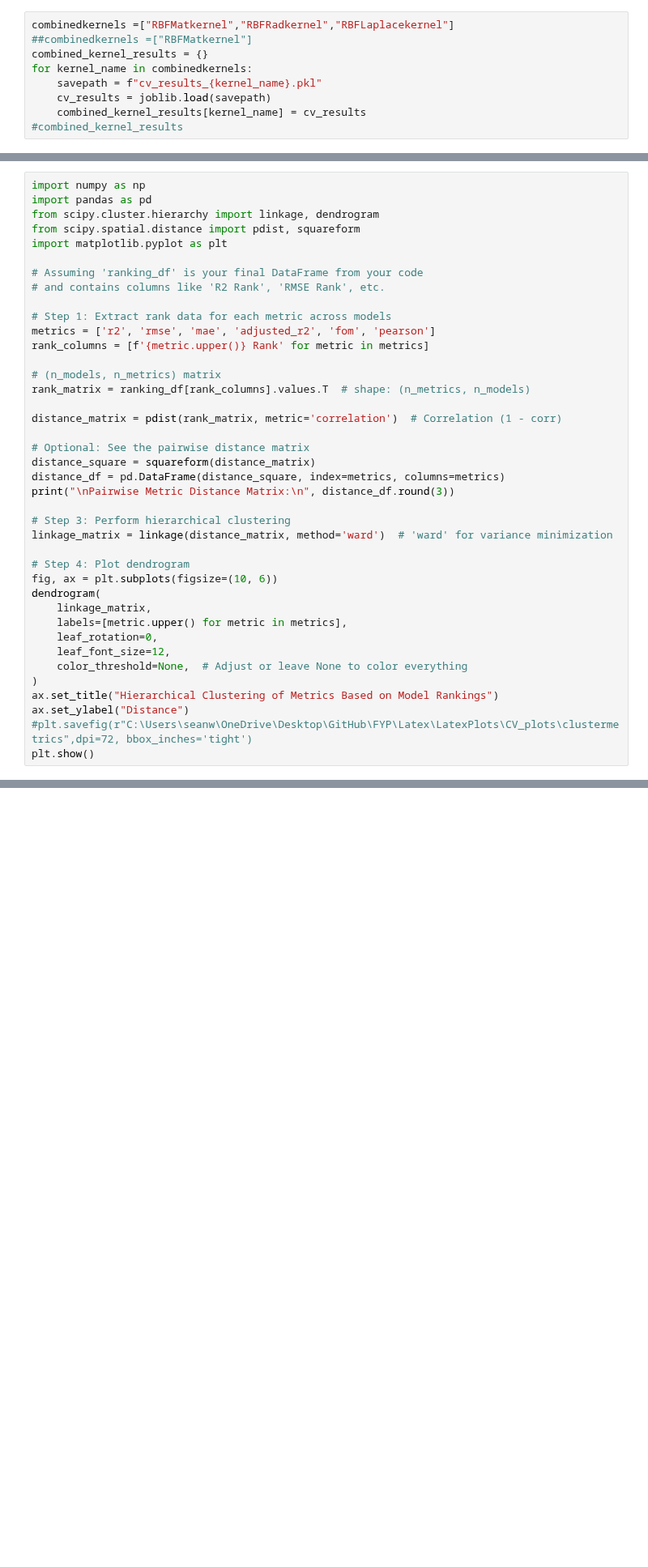
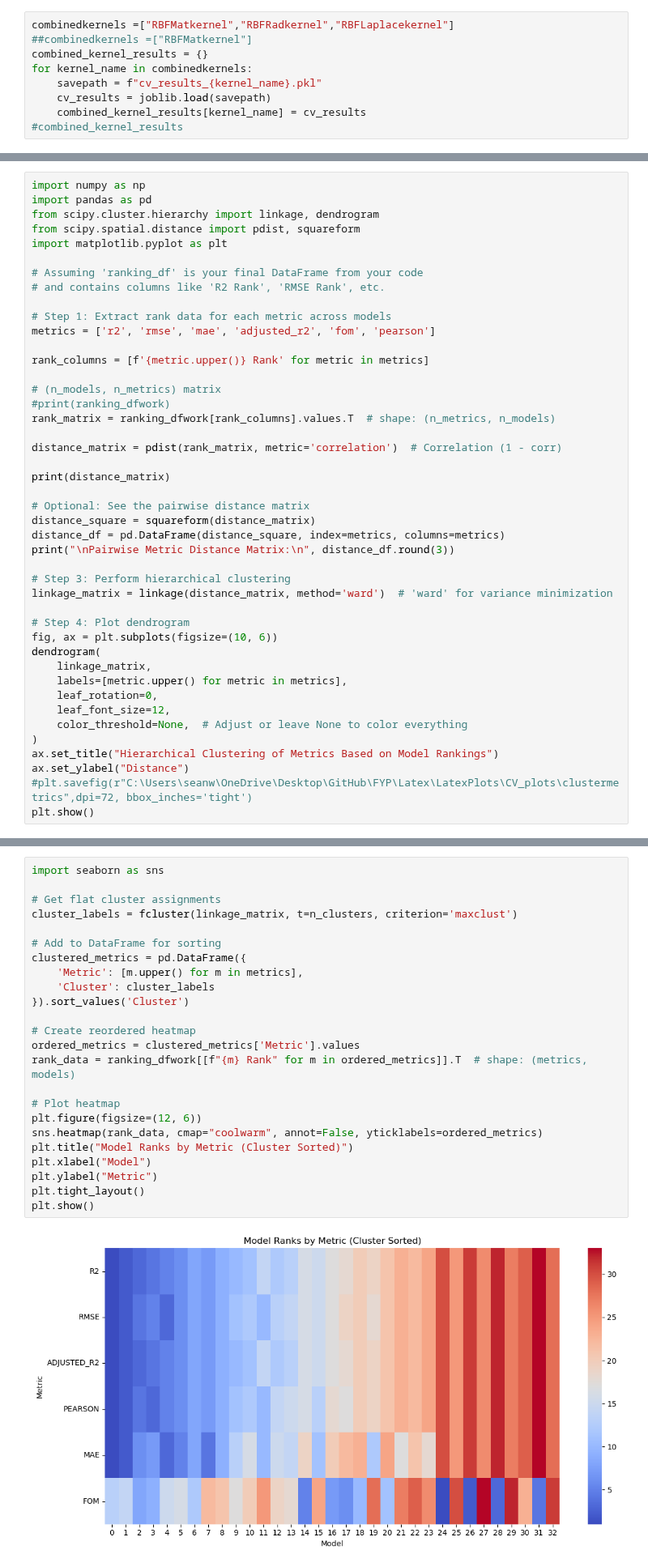
Before and after one commit to seanwhite674/FinalYearProject, a Jupyter notebook: Kfold model Selection/Examining Metrics.ipynb, the cells around one changed output, grey strips where cells are left out. Shown at 81% size. Saved outputs shown, nothing was run; the diff lists cells and outputs as text; blank space fills up the shorter version.

```diff
--- a/Kfold model Selection/Examining Metrics.ipynb
+++ b/Kfold model Selection/Examining Metrics.ipynb
@@ -188,12 +201,16 @@ import matplotlib.pyplot as plt
 
 # Step 1: Extract rank data for each metric across models
 metrics = ['r2', 'rmse', 'mae', 'adjusted_r2', 'fom', 'pearson']
+
 rank_columns = [f'{metric.upper()} Rank' for metric in metrics]
 
 # (n_models, n_metrics) matrix
-rank_matrix = ranking_df[rank_columns].values.T  # shape: (n_metrics, n_models)
+#print(ranking_dfwork)
+rank_matrix = ranking_dfwork[rank_columns].values.T  # shape: (n_metrics, n_models)
 
 distance_matrix = pdist(rank_matrix, metric='correlation')  # Correlation (1 - corr)
+
+print(distance_matrix)
 
 # Optional: See the pairwise distance matrix
 distance_square = squareform(distance_matrix)
@@ -229,3 +250,29 @@ pearson      0.012  0.007  0.067        0.012  0.708    0.000
+# %%
+import seaborn as sns
+
+# Get flat cluster assignments
+cluster_labels = fcluster(linkage_matrix, t=n_clusters, criterion='maxclust')
+
+# Add to DataFrame for sorting
+clustered_metrics = pd.DataFrame({
+    'Metric': [m.upper() for m in metrics],
+    'Cluster': cluster_labels
+}).sort_values('Cluster')
+
+# Create reordered heatmap
+ordered_metrics = clustered_metrics['Metric'].values
+rank_data = ranking_dfwork[[f"{m} Rank" for m in ordered_metrics]].T  # shape: (metrics, models)
+
+# Plot heatmap
+plt.figure(figsize=(12, 6))
+sns.heatmap(rank_data, cmap="coolwarm", annot=False, yticklabels=ordered_metrics)
+plt.title("Model Ranks by Metric (Cluster Sorted)")
+plt.xlabel("Model")
+plt.ylabel("Metric")
+plt.tight_layout()
+plt.show()
+# %% [output]
+[figure, added]
 # %%
 from matplotlib.patches import Circle
 # --- Create a mapping from each (kernel, modeltype) to its final rank ---
```
Also changed, not shown: parts of 7 cells of this notebook, 7 other files.
